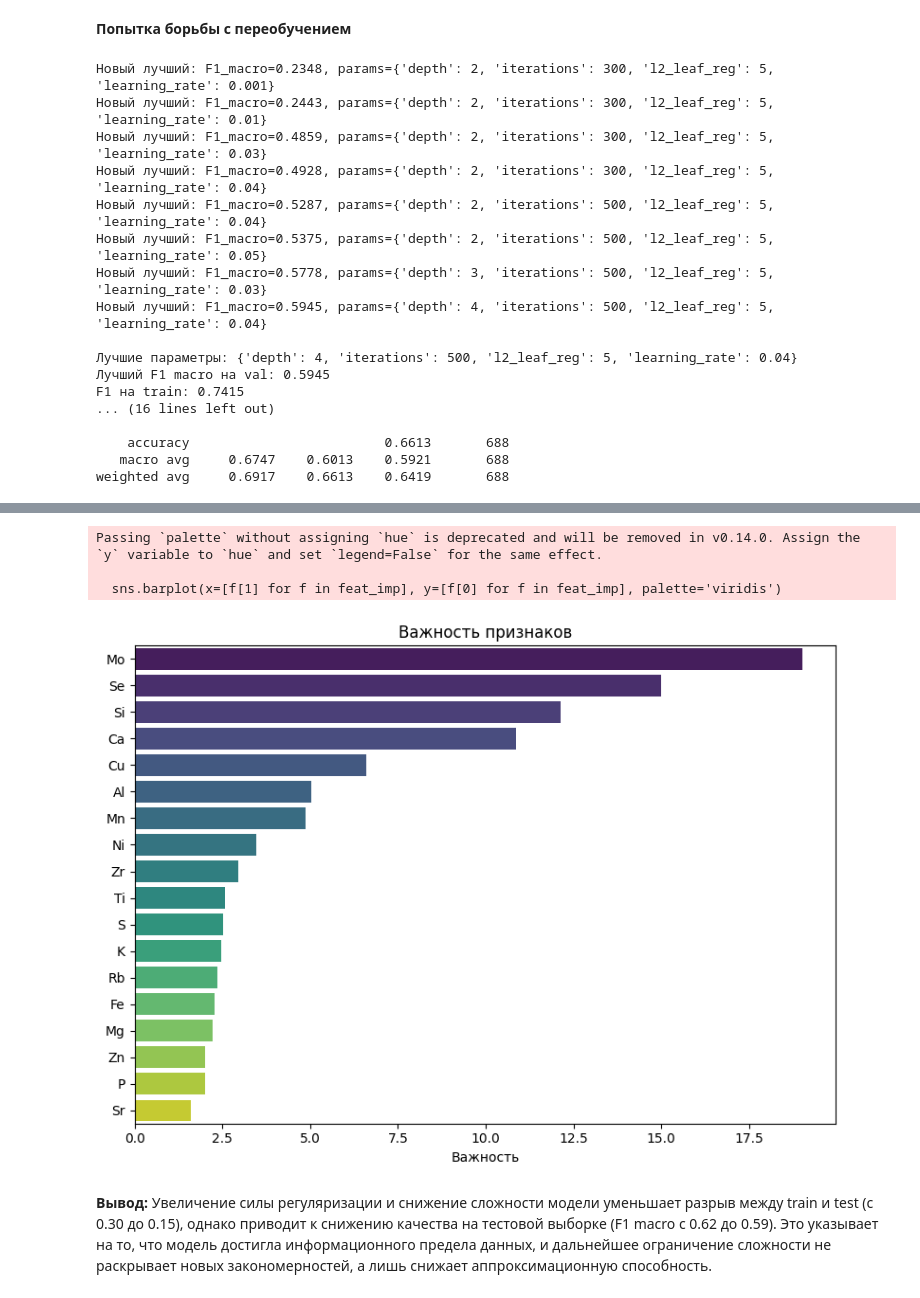
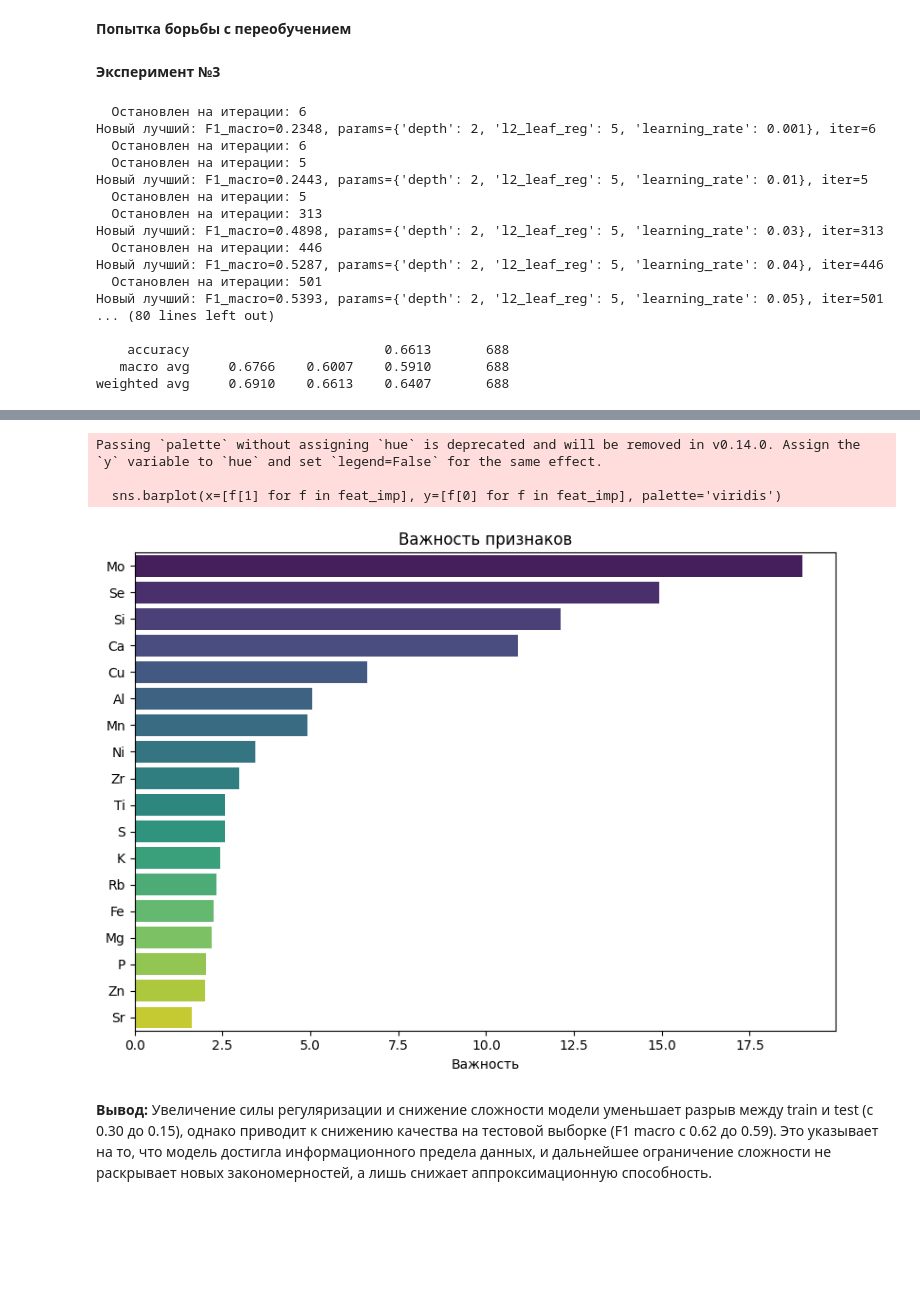
Before and after one commit to MariaSmirnovaDS/ML_for_geochemistry, a Jupyter notebook: EDA_GBoost_v1.ipynb, the cells around one changed output, grey strips where cells are left out. Cells and saved outputs as stored; diff of their text form; code cells hidden in the pictures; blank space fills up the shorter version.

```diff
--- a/EDA_GBoost_v1.ipynb
+++ b/EDA_GBoost_v1.ipynb
@@ -349,16 +351,17 @@ from sklearn.model_selection import ParameterGrid
 param_grid = {
     'depth': [4, 6, 8],
     'learning_rate': [0.03, 0.1, 0.3],
-    'iterations': [500, 1000],
 }
 
 best_score = 0
 best_params = {}
 best_model = None
+best_iteration = None
 
 for params in ParameterGrid(param_grid):
     model = CatBoostClassifier(
         **params,
+        iterations=1000,
         loss_function='MultiClass',
         eval_metric='TotalF1',
         random_seed=42,
@@ -366,6 +369,8 @@ for params in ParameterGrid(param_grid):
         early_stopping_rounds=50
     )
     model.fit(X_train, y_train, eval_set=(X_val, y_val), use_best_model=True)
+    iteration = model.get_best_iteration()
+    print(f"  Остановлен на итерации: {iteration}")
 
     # F1 macro на val
     from sklearn.metrics import f1_score
@@ -376,10 +381,13 @@ for params in ParameterGrid(param_grid):
         best_score = score
         best_params = params
         best_model = model
-        print(f"Новый лучший: F1_macro={score:.4f}, params={params}")
+        best_iteration = iteration
+
+        print(f"Новый лучший: F1_macro={score:.4f}, params={params}, iter={iteration}")
 
 print(f"\nЛучшие параметры: {best_params}")
 print(f"Лучший F1 macro на val: {best_score:.4f}")
+print(f"Число итераций (best_iteration): {best_iteration}")
 print(f"F1 на train: {f1_score(y_train, model.predict(X_train), average='macro'):.4f}")
 
 # Финальная оценка на test
@@ -565,16 +575,17 @@ from sklearn.model_selection import ParameterGrid
 param_grid = {
     'depth': [2, 3, 4, 5, 6, 7, 8],
     'learning_rate': [0.01, 0.02, 0.03, 0.05, 0.07, 0.1, 0.15, 0.2, 0.3, 0.5],
-    'iterations': [1000],
 }
 
 best_score = 0
 best_params = {}
 best_model = None
+best_iteration = None
 
 for params in ParameterGrid(param_grid):
     model = CatBoostClassifier(
         **params,
+        iterations=1000,
         loss_function='MultiClass',
         eval_metric='TotalF1',
         random_seed=42,
@@ -582,6 +593,8 @@ for params in ParameterGrid(param_grid):
         early_stopping_rounds=50
     )
     model.fit(X_train, y_train, eval_set=(X_val, y_val), use_best_model=True)
+    iteration = model.get_best_iteration()
+    print(f"  Остановлен на итерации: {iteration}")
 
     # F1 macro на val
     from sklearn.metrics import f1_score
@@ -592,11 +605,13 @@ for params in ParameterGrid(param_grid):
         best_score = score
         best_params = params
         best_model = model
-        print(f"Новый лучший: F1_macro={score:.4f}, params={params}")
+        best_iteration = iteration
+
+        print(f"Новый лучший: F1_macro={score:.4f}, params={params}, iter={iteration}")
 
 print(f"\nЛучшие параметры: {best_params}")
 print(f"Лучший F1 macro на val: {best_score:.4f}")
-
+print(f"Число итераций (best_iteration): {best_iteration}")
 print(f"F1 на train: {f1_score(y_train, model.predict(X_train), average='macro'):.4f}")
 
 # Финальная оценка на test
@@ -760,6 +775,8 @@ Passing `palette` without assigning `hue` is deprecated and will be removed in v
 **Вывод:** Снижение силы L2-регуляризации в листьях привело к небольшому улучшению F1 macro на валидационной выборке. Однако F1 macro на тестовой выборке снизился до 0.6, что говорит об уязвимости к переобучению при подборе гиперпараметров на ограниченной выборке.
 # %% [markdown]
 **Попытка борьбы с переобучением**
+# %% [markdown]
+**Эксперимент №3**
 # %%
 from catboost import CatBoostClassifier
 from sklearn.metrics import classification_report, confusion_matrix
@@ -774,7 +791,6 @@ X_test, y_test   = test[elements], test['Strat']
 from sklearn.model_selection import ParameterGrid
 
 param_grid = {
-    'iterations': [300, 500],
     'depth': [2, 3, 4],
     'learning_rate': [0.001, 0.005, 0.01, 0.02, 0.03, 0.04, 0.05],
     'l2_leaf_reg': [5, 7, 10],
@@ -783,10 +799,12 @@ param_grid = {
 best_score = 0
 best_params = {}
 best_model = None
+best_iteration = None
 
 for params in ParameterGrid(param_grid):
     model = CatBoostClassifier(
         **params,
+        iterations=1000,
         loss_function='MultiClass',
         eval_metric='TotalF1',
         random_seed=42,
@@ -794,6 +812,8 @@ for params in ParameterGrid(param_grid):
         early_stopping_rounds=50
     )
     model.fit(X_train, y_train, eval_set=(X_val, y_val), use_best_model=True)
+    iteration = model.get_best_iteration()
+    print(f"  Остановлен на итерации: {iteration}")
 
     # F1 macro на val
     from sklearn.metrics import f1_score
@@ -804,11 +824,13 @@ for params in ParameterGrid(param_grid):
         best_score = score
         best_params = params
         best_model = model
-        print(f"Новый лучший: F1_macro={score:.4f}, params={params}")
+        best_iteration = iteration
+
+        print(f"Новый лучший: F1_macro={score:.4f}, params={params}, iter={iteration}")
 
 print(f"\nЛучшие параметры: {best_params}")
 print(f"Лучший F1 macro на val: {best_score:.4f}")
-
+print(f"Число итераций (best_iteration): {best_iteration}")
 print(f"F1 на train: {f1_score(y_train, model.predict(X_train), average='macro'):.4f}")
 
 # Финальная оценка на test
@@ -819,48 +841,48 @@ print("\nClassification Report (Test)")
 print(classification_report(y_test, y_pred, digits=4))
 
 # Матрица ошибок
 plt.figure(figsize=(10, 8))
 cm = confusion_matrix(y_test, y_pred)
 sns.heatmap(cm, annot=True, fmt='d', cmap='Blues',
             xticklabels=range(12), yticklabels=range(12))
 plt.xlabel('Предсказание')
 plt.ylabel('Истина')
 plt.title('Матрица ошибок (Test)')
 plt.tight_layout()
 plt.show()
 
 # Важность признаков
 importance = best_model.get_feature_importance()
 feat_imp = sorted(zip(elements, importance), key=lambda x: x[1], reverse=True)
 
 plt.figure(figsize=(8, 6))
 sns.barplot(x=[f[1] for f in feat_imp], y=[f[0] for f in feat_imp], palette='viridis')
 plt.xlabel('Важность')
 plt.title('Важность признаков')
 plt.tight_layout()
 plt.show()
 # %% [output]
-Новый лучший: F1_macro=0.2348, params={'depth': 2, 'iterations': 300, 'l2_leaf_reg': 5, 'learning_rate': 0.001}
-Новый лучший: F1_macro=0.2443, params={'depth': 2, 'iterations': 300, 'l2_leaf_reg': 5, 'learning_rate': 0.01}
-Новый лучший: F1_macro=0.4859, params={'depth': 2, 'iterations': 300, 'l2_leaf_reg': 5, 'learning_rate': 0.03}
-Новый лучший: F1_macro=0.4928, params={'depth': 2, 'iterations': 300, 'l2_leaf_reg': 5, 'learning_rate': 0.04}
-Новый лучший: F1_macro=0.5287, params={'depth': 2, 'iterations': 500, 'l2_leaf_reg': 5, 'learning_rate': 0.04}
-Новый лучший: F1_macro=0.5375, params={'depth': 2, 'iterations': 500, 'l2_leaf_reg': 5, 'learning_rate': 0.05}
-Новый лучший: F1_macro=0.5778, params={'depth': 3, 'iterations': 500, 'l2_leaf_reg': 5, 'learning_rate': 0.03}
-Новый лучший: F1_macro=0.5945, params={'depth': 4, 'iterations': 500, 'l2_leaf_reg': 5, 'learning_rate': 0.04}
-
-Лучшие параметры: {'depth': 4, 'iterations': 500, 'l2_leaf_reg': 5, 'learning_rate': 0.04}
-Лучший F1 macro на val: 0.5945
-F1 на train: 0.7415
-... (16 lines left out)
+  Остановлен на итерации: 6
+Новый лучший: F1_macro=0.2348, params={'depth': 2, 'l2_leaf_reg': 5, 'learning_rate': 0.001}, iter=6
+  Остановлен на итерации: 6
+  Остановлен на итерации: 5
+Новый лучший: F1_macro=0.2443, params={'depth': 2, 'l2_leaf_reg': 5, 'learning_rate': 0.01}, iter=5
+  Остановлен на итерации: 5
+  Остановлен на итерации: 313
+Новый лучший: F1_macro=0.4898, params={'depth': 2, 'l2_leaf_reg': 5, 'learning_rate': 0.03}, iter=313
+  Остановлен на итерации: 446
+Новый лучший: F1_macro=0.5287, params={'depth': 2, 'l2_leaf_reg': 5, 'learning_rate': 0.04}, iter=446
+  Остановлен на итерации: 501
+Новый лучший: F1_macro=0.5393, params={'depth': 2, 'l2_leaf_reg': 5, 'learning_rate': 0.05}, iter=501
+... (80 lines left out)
 
     accuracy                         0.6613       688
-   macro avg     0.6747    0.6013    0.5921       688
-weighted avg     0.6917    0.6613    0.6419       688
+   macro avg     0.6766    0.6007    0.5910       688
+weighted avg     0.6910    0.6613    0.6407       688
 [figure]
 Passing `palette` without assigning `hue` is deprecated and will be removed in v0.14.0. Assign the `y` variable to `hue` and set `legend=False` for the same effect.
 
   sns.barplot(x=[f[1] for f in feat_imp], y=[f[0] for f in feat_imp], palette='viridis')
-[figure, old version]
+[figure, new version]
 # %% [markdown]
 **Вывод:** Увеличение силы регуляризации и снижение сложности модели уменьшает разрыв между train и test (с 0.30 до 0.15), однако приводит к снижению качества на тестовой выборке (F1 macro с 0.62 до 0.59). Это указывает на то, что модель достигла информационного предела данных, и дальнейшее ограничение сложности не раскрывает новых закономерностей, а лишь снижает аппроксимационную способность.
```
Also changed, not shown: parts of 12 cells of this notebook, 1 other file.
